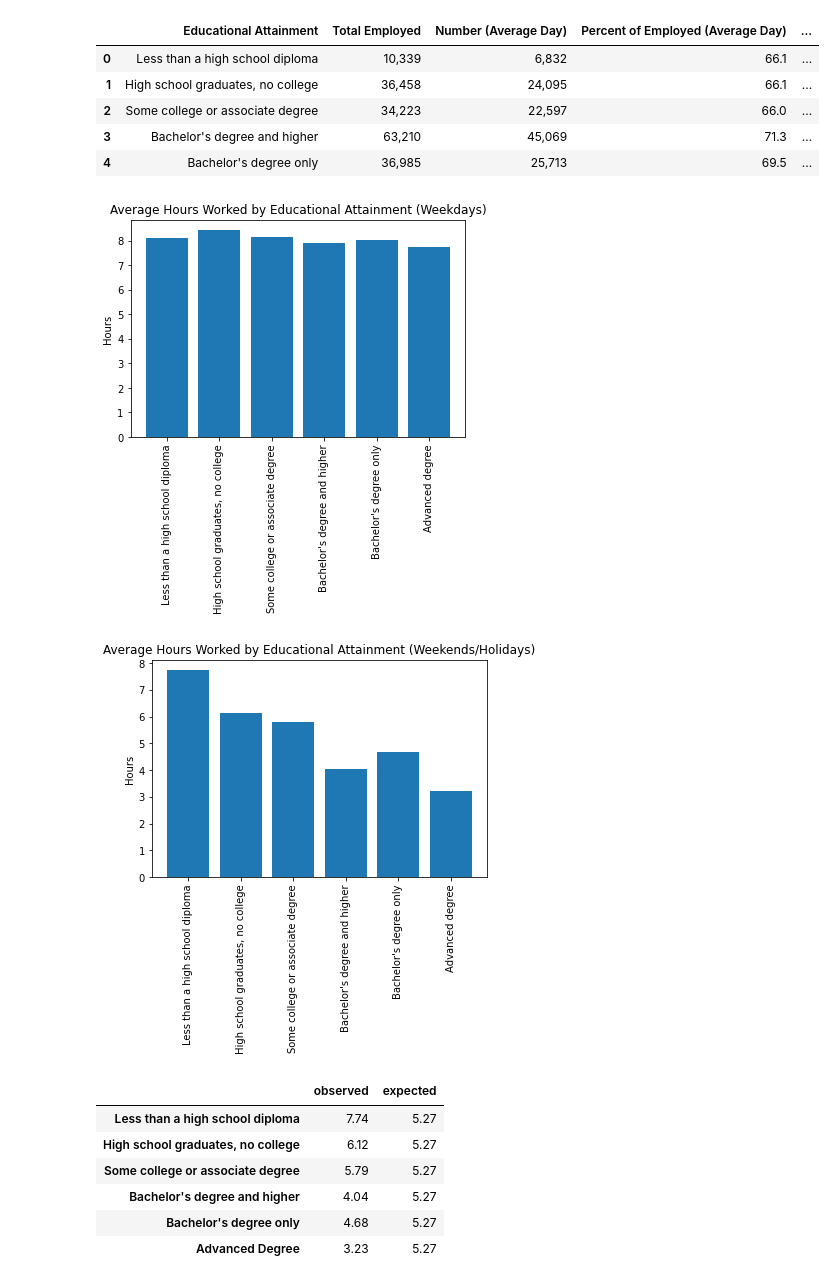
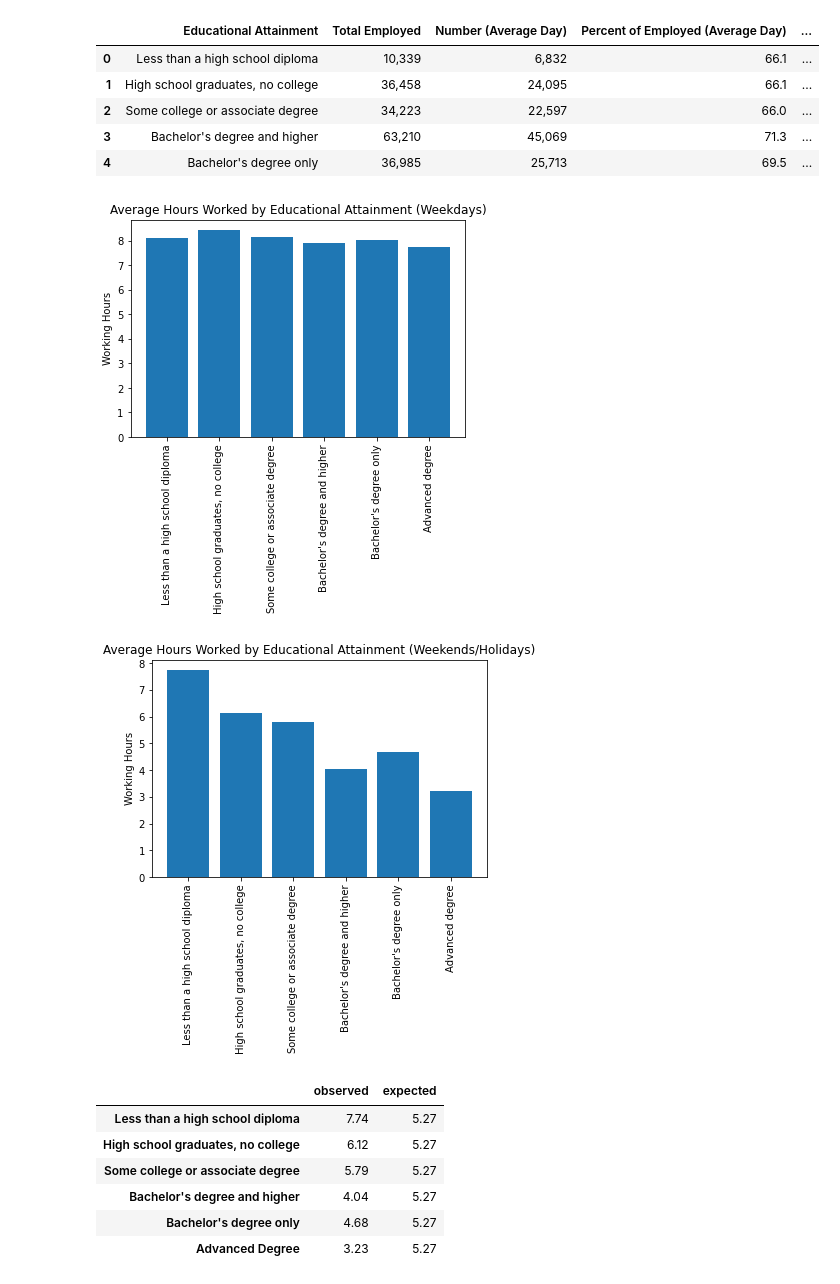
Before and after one commit to kkirstan/Quality-of-Life-vs.-Working-Hours-in-the-U.S., a Jupyter notebook: Quality of Life.ipynb, the cells around one changed output. Saved outputs shown, nothing was run; the diff lists cells and outputs as text; code cells hidden in the pictures.

```diff
--- a/Quality of Life.ipynb
+++ b/Quality of Life.ipynb
@@ -74,14 +74,14 @@ edu_level.head()
 # %%
 #Average hours spent working (weekdays) by educational attainment
 y=edu_level["Average hours of work (Average Weekday)"]
 x=edu_level["Educational Attainment"]
 plt.title('Average Hours Worked by Educational Attainment (Weekdays)')
 plt.bar(x,y)
 plt.xticks(rotation=90)
-plt.ylabel("Hours")
+plt.ylabel("Working Hours")
 plt.savefig('wh_wkdy_bar.png')
 # %% [output]
-[figure, old version]
+[figure, new version]
 # %%
 #Average hours spent working (weekends/holidays) by educational attainment
 y=edu_level["Average hours of work (Average Sat, Sun, Holiday)"]
@@ -89,10 +89,10 @@ x=edu_level["Educational Attainment"]
 plt.title('Average Hours Worked by Educational Attainment (Weekends/Holidays)')
 plt.bar(x,y)
 plt.xticks(rotation=90)
-plt.ylabel("Hours")
+plt.ylabel("Working Hours")
 plt.savefig('wh_wknd_bar.png')
 # %% [output]
-[figure, old version]
+[figure, new version]
 # %%
 #Input observed values
 observed = pd.Series([7.74,6.12,5.79,4.04,4.68,3.23], index=["Less than a high school diploma", "High school graduates, no college", "Some college or associate degree","Bachelor's degree and higher","Bachelor's degree only","Advanced Degree"])
```
Also changed, not shown: 2 other files.
